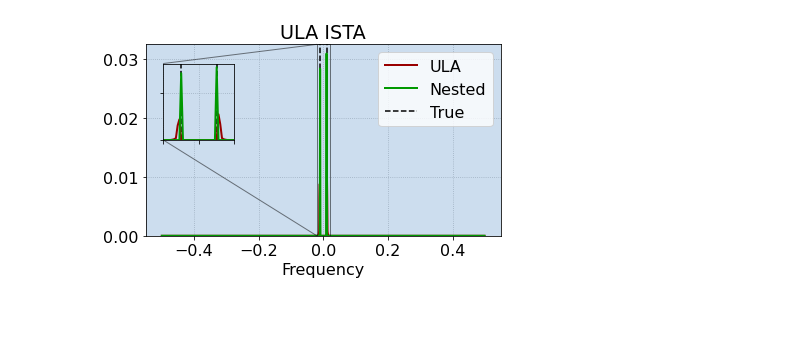
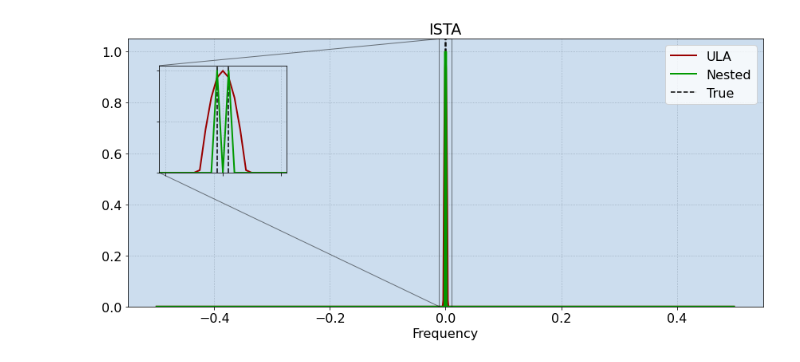
Before and after one commit to ElasticDuckCode/DeepFreq, a Jupyter notebook: ISTA_Nested.ipynb, the cells around one changed output. Cells and saved outputs as stored; diff of their text form; code cells hidden in the pictures; blank space fills up the shorter version.

```diff
--- a/ISTA_Nested.ipynb
+++ b/ISTA_Nested.ipynb
@@ -23,7 +25,7 @@ def ista(A, b, l=1, maxit=50):
 ''' ISTA on Nested Array '''
 M = 50
 N = 1000
-sig = 0.1
+sig = 0
 N1 = M // 2
 N2 = M - N1
 
@@ -35,7 +37,7 @@ nested = np.concatenate([inner, outer]).reshape(-1, 1)
 
 fgrid = fft.fftfreq(N).reshape(-1, 1)
 c = [1, 1]
-th_ind = [10, 1000-10]
+th_ind = [1, 1000-1]
 th = fgrid[th_ind]
 
 
@@ -58,44 +60,46 @@ y_n = A_n @ x + n
 l = 50
 maxit = 600
 S_u = np.abs(ista(A_u, y_u, l, maxit))
+S_u /= S_u.max()
 # %%
 ''' Nested ISTA '''
 l = 50
 maxit = 600
 S_n = np.abs(ista(A_n, y_n, l, maxit))
+S_n /= S_n.max()
 # %%
 # Plot ULA
 zoom_space = 0.01
 plt.rcParams.update({'font.size': 16})
-fig, ax = plt.subplots(figsize=(6,4))
+fig, ax = plt.subplots(figsize=(12, 6))
 
 ax.plot(fft.fftshift(fgrid), fft.fftshift(S_u), linewidth=2, color="#990000", label='ULA')
 ax.plot(fft.fftshift(fgrid), fft.fftshift(S_n), linewidth=2, color='#009900', label='Nested')
 y1, y2 = ax.get_ylim()
 ax.vlines(th, linestyle='--', ymin=0, ymax=y2, color='k', label='True')
 ax.set_ylim(0, y2)
 ax.set_xlabel('Frequency')
-ax.set_title('ULA ISTA')
+ax.set_title('ISTA')
 ax.grid(color='#99AABB', linestyle=':')
 ax.set_facecolor('#CCDDEE')
 
 # Zoomed plot
 axins = ax.inset_axes([0.05, 0.5, 0.2, 0.4])
 axins.plot(fft.fftshift(fgrid), fft.fftshift(S_u), linewidth=2, color='#990000', label='ULA')
 axins.plot(fft.fftshift(fgrid), fft.fftshift(S_n), linewidth=2, color='#009900', label='Nested')
 y1, y2 = ax.get_ylim()
 axins.vlines(th, linestyle='--', ymin=y1, ymax=y2, color='k', label='True')
 x1, x2 = th.min()-zoom_space, th.max()+zoom_space
 axins.set_xlim(x1, x2)
 axins.set_ylim(0, y2)
 axins.set_xticklabels('')
 axins.set_yticklabels('')
 axins.grid(color='#99AABB', linestyle=':')
 axins.set_facecolor('#CCDDEE')
 
 ax.indicate_inset_zoom(axins, edgecolor="k")
 ax.legend()
 plt.tight_layout()
 plt.show()
 # %% [output]
-[figure, old version]
+[figure, new version]
```
Also changed, not shown: parts of 2 cells of this notebook.
